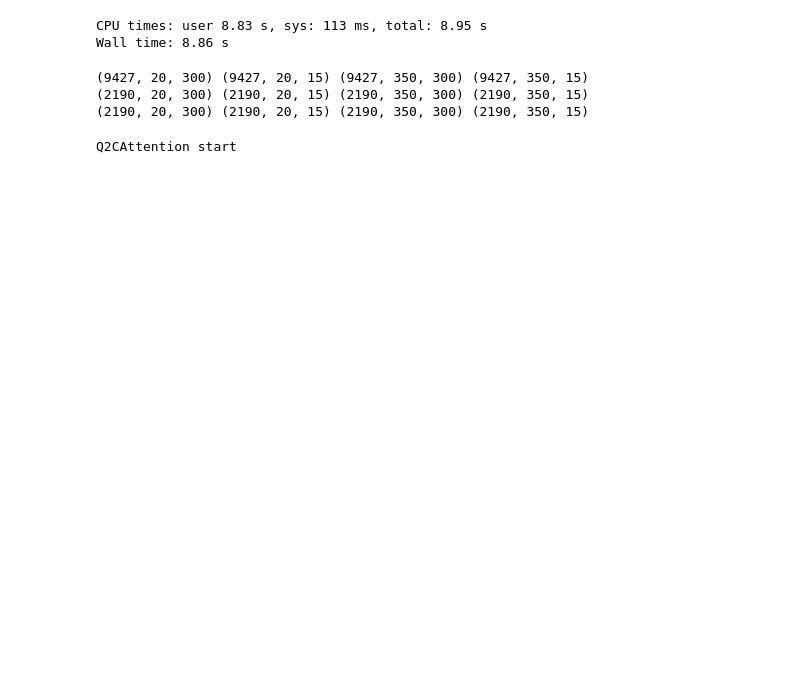
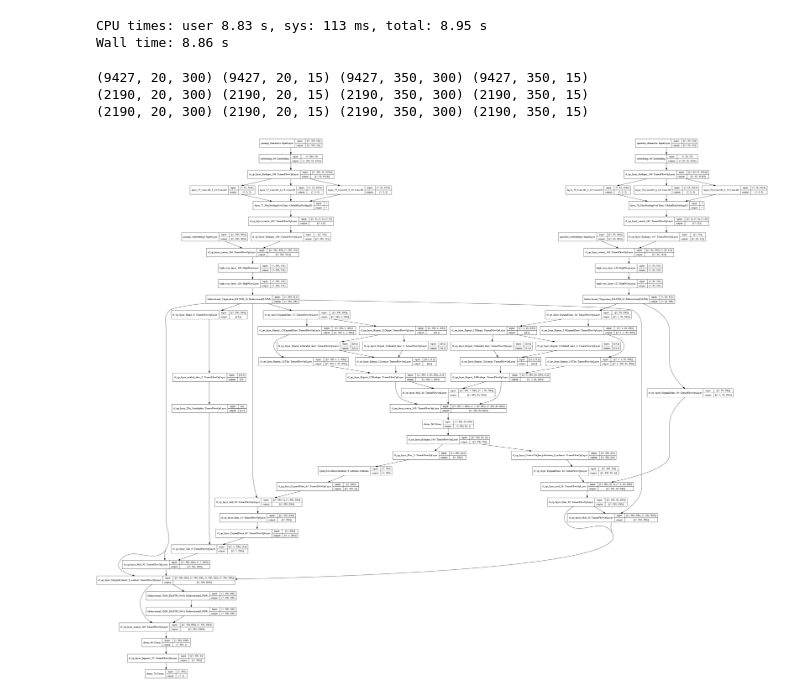
Before and after one commit to litdarya/nlp_tasks, a Jupyter notebook: hw_2/hw2.ipynb, the cells around one changed output. Cells and saved outputs as stored; diff of their text form; code cells hidden in the pictures; blank space fills up the shorter version.

```diff
--- a/hw_2/hw2.ipynb
+++ b/hw_2/hw2.ipynb
@@ -1682,7 +1682,7 @@ print(test_bidaf['question_embeddings'].shape, test_bidaf['question_characters']
 (2190, 20, 300) (2190, 20, 15) (2190, 350, 300) (2190, 350, 15)
 # %%
 class CharacterTokensLayer(Layer):
-    def __init__(self, *, word_len, embedding_size, sentence_size, pooling_sizes, filters, kernels):
+    def __init__(self, *, word_len, embedding_size, sentence_size, filters, kernels):
         super(CharacterTokensLayer, self).__init__()
         self.word_len = word_len
         self.embedding_size = embedding_size
@@ -1696,43 +1696,23 @@ class CharacterTokensLayer(Layer):
                       for filtr, kernel_size in zip(filters, kernels)]
         self.pool = GlobalMaxPooling1D(name=f'{self.name}_MaxPoolingOverTime')
 
-#         self.pools = [
-#             MaxPooling1D(name=f'MaxPooling1D_{pool_size}', pool_size=pool_size)
-#             for pool_size in pooling_sizes
-#         ]
-
     def __call__(self, inputs):
-
-#         tf.print(f'CharacterTokensLayer start', output_stream=sys.stderr)
-
         embedding = self.embedding_layer(inputs)
-
 
         embedding = tf.reshape(embedding, [-1, self.word_len, self.embedding_size])
         # batch * sentence_size, word_len, embedding_size
 
-#         print(f'embedding.shape={embedding.shape}')
-
         outputs = []
         for conv in self.convs:
             conved = conv(embedding)
-#             print(f'conved={conved.shape}')
             pooled = self.pool(conved)
-#             print(f'pooled={pooled.shape}')
             outputs.append(pooled)
-#             print(f'outputs[i]={outputs[-1].shape}')
 
         concated = tf.concat(outputs, axis=-1)
-#         print(f'concated.shape={concated.shape}')
-
         final_embed_shape = concated.shape[-1]
-
 
         expanded = tf.reshape(concated, [-1, self.sentence_size, final_embed_shape])
 
-
-#         tf.print(f'CharacterTokensLayer end', output_stream=sys.stderr)
-
         return expanded
 # %%
 class HighWayLayer(tf.keras.layers.Layer):
@@ -2049,34 +2008,32 @@ bidaf_model = build_bidaf(
                 'dropout': 0.3,
                 'recurrent_dropout': 0.3,
             },
         }
     },
     question_character_tokens_params={
         'word_len': MAX_WORD_LEN_SYM,
         'sentence_size': MAX_LEN_QUEST,
         'embedding_size': 1014,
         'filters': [3, 4, 5],
-        'pooling_sizes': [3, 3, 3],
         'kernels': [13, 13, 13],
     },
     passage_character_tokens_params={
         'word_len': MAX_WORD_LEN_SYM,
         'sentence_size': MAX_LEN_PASSAGE,
         'embedding_size': 1014,
         'filters': [3, 4, 5],
-        'pooling_sizes': [3, 3, 3],
         'kernels': [13, 13, 13],
     },
     modeling_layer_params={
         'num_decoders': 2,
         'd': lstm_dim,
         'recurrent_dropout': 0.3,
     },
     prediction_layer_params={
         'd': lstm_dim,
     },
 )
 bidaf_model.compile(optimizer='adam', loss='binary_crossentropy', metrics=['accuracy'])
-# tf.keras.utils.plot_model(bidaf_model, 'bidaf.png', show_shapes=True)
+tf.keras.utils.plot_model(bidaf_model, 'bidaf.png', show_shapes=True)
 # %% [output]
-Q2CAttention start
+[figure, added]
```
Also changed, not shown: parts of 9 cells of this notebook, 1 other file.
